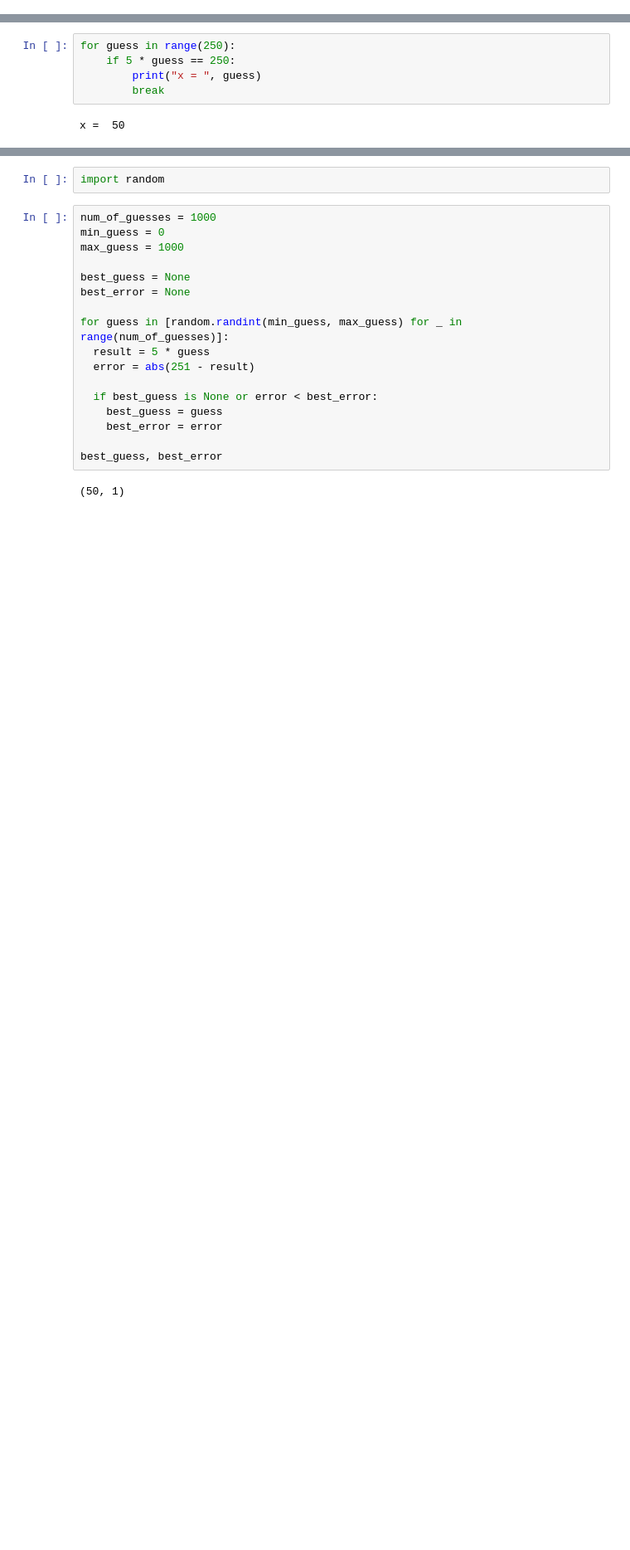
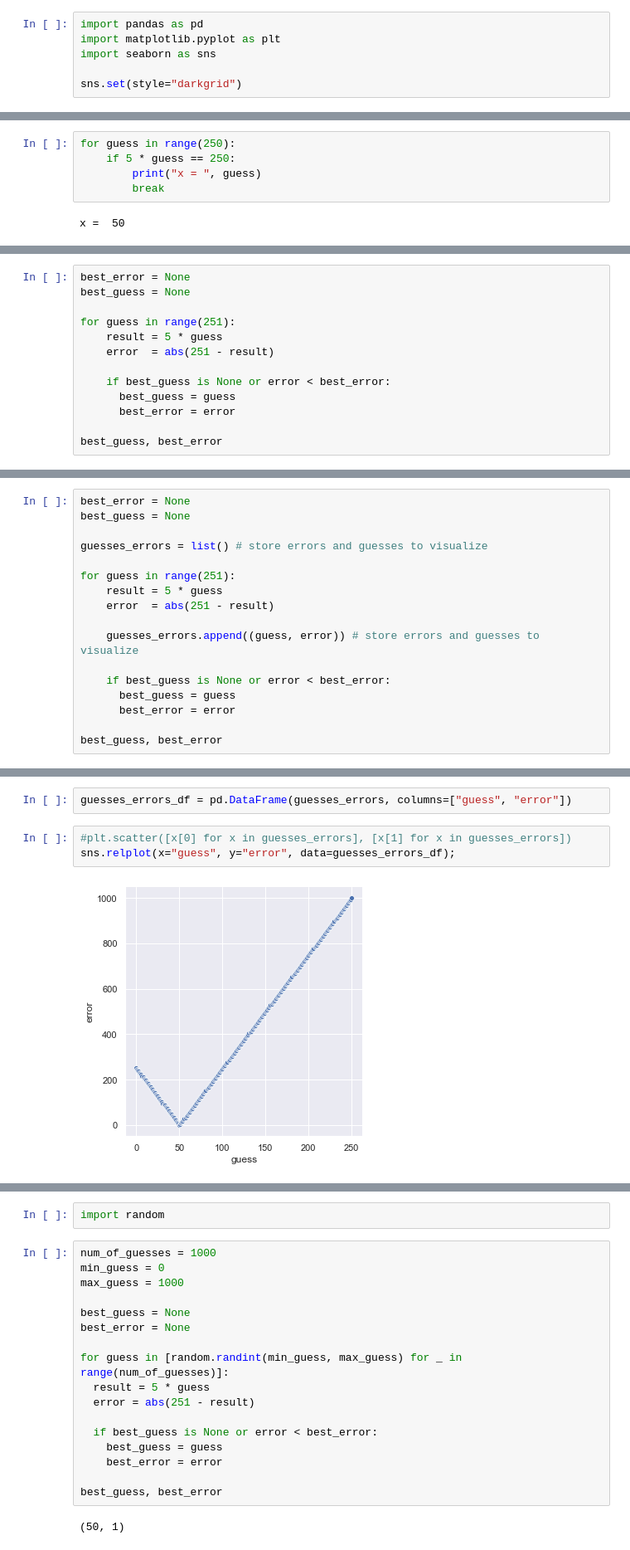
Before and after one commit to falconair/ProgrammingForAnalytics, a Jupyter notebook: lectures/gradient_descent/Gradient Descent.ipynb, the cells around one changed output, grey strips where cells are left out. Shown at 83% size. Drawn from its saved outputs; the diff is of its cells as text; blank space fills up the shorter version.

```diff
--- a/lectures/gradient_descent/Gradient Descent.ipynb
+++ b/lectures/gradient_descent/Gradient Descent.ipynb
@@ -4,6 +4,12 @@
 We will use our knowledge of python programming to build a set of _metaheuristic_ solvers. We will start with very simple examples and work our way up to the Gradient Descent algorithm. This algorithm is very widely used in data science, including in the field of deep learning.
 
 A very gentle and readable introduction to this and other interesting algorithms can be found in the book "Essentials of Metaheuristics," available for free at: https://cs.gmu.edu/~sean/book/metaheuristics/
+# %%
+import pandas as pd
+import matplotlib.pyplot as plt
+import seaborn as sns
+
+sns.set(style="darkgrid")
 # %% [markdown]
 ## Random Guessing
 
@@ -26,0 +40,13 @@ x =  50
+# %%
+best_error = None
+best_guess = None
+
+for guess in range(251):
+    result = 5 * guess
+    error  = abs(251 - result)
+
+    if best_guess is None or error < best_error:
+      best_guess = guess
+      best_error = error
+
+best_guess, best_error
@@ -26,0 +57,17 @@ x =  50
+# %%
+best_error = None
+best_guess = None
+
+guesses_errors = list() # store errors and guesses to visualize
+
+for guess in range(251):
+    result = 5 * guess
+    error  = abs(251 - result)
+
+    guesses_errors.append((guess, error)) # store errors and guesses to visualize
+
+    if best_guess is None or error < best_error:
+      best_guess = guess
+      best_error = error
+
+best_guess, best_error
@@ -26,0 +76,7 @@ x =  50
+# %%
+guesses_errors_df = pd.DataFrame(guesses_errors, columns=["guess", "error"])
+# %%
+#plt.scatter([x[0] for x in guesses_errors], [x[1] for x in guesses_errors])
+sns.relplot(x="guess", y="error", data=guesses_errors_df);
+# %% [output]
+[figure, added]
```
Also changed, not shown: parts of 16 cells of this notebook, 8 other files.
